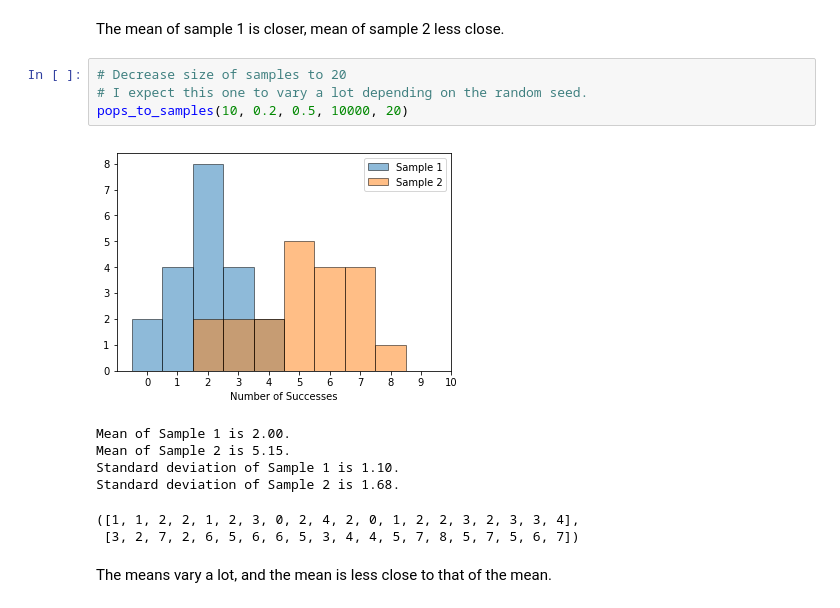
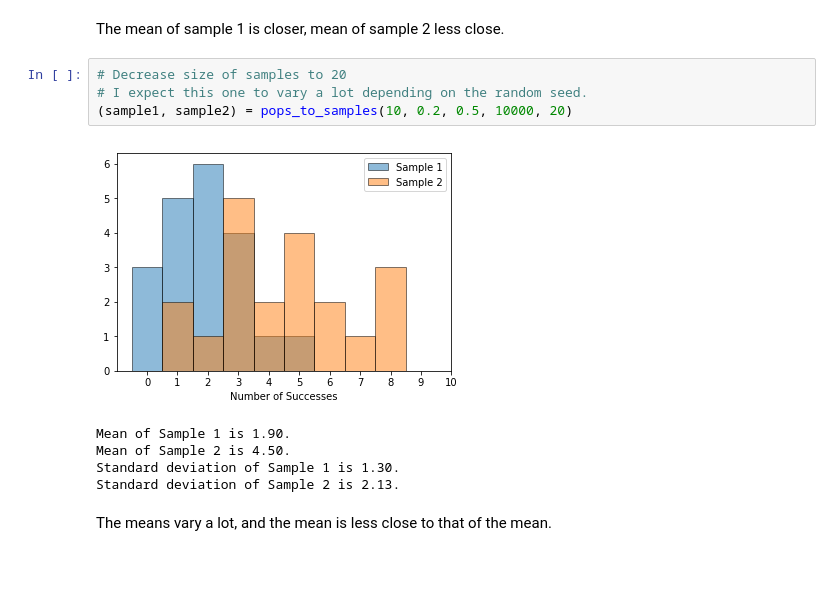
Before and after one commit to cbevis/Thinkful_Unit3_Statistics, a Jupyter notebook: U3_L3_P7_CLT.ipynb, the cells around one changed output. Saved outputs shown, nothing was run; the diff lists cells and outputs as text; blank space fills up the shorter version.

```diff
--- a/U3_L3_P7_CLT.ipynb
+++ b/U3_L3_P7_CLT.ipynb
@@ -90,15 +56,13 @@ The mean of sample 1 is closer, mean of sample 2 less close.
 # %%
 # Decrease size of samples to 20
 # I expect this one to vary a lot depending on the random seed.
-pops_to_samples(10, 0.2, 0.5, 10000, 20)
+(sample1, sample2) = pops_to_samples(10, 0.2, 0.5, 10000, 20)
 # %% [output]
-[figure, old version]
+[figure, new version]
-Mean of Sample 1 is 2.00.
-Mean of Sample 2 is 5.15.
-Standard deviation of Sample 1 is 1.10.
-Standard deviation of Sample 2 is 1.68.
+Mean of Sample 1 is 1.90.
+Mean of Sample 2 is 4.50.
+Standard deviation of Sample 1 is 1.30.
+Standard deviation of Sample 2 is 2.13.
-([1, 1, 2, 2, 1, 2, 3, 0, 2, 4, 2, 0, 1, 2, 2, 3, 2, 3, 3, 4],
- [3, 2, 7, 2, 6, 5, 6, 6, 5, 3, 4, 4, 5, 7, 8, 5, 7, 5, 6, 7])
 # %% [markdown]
 The means vary a lot, and the mean is less close to that of the mean.
 # %%
```
Also changed, not shown: parts of 2 cells of this notebook.
